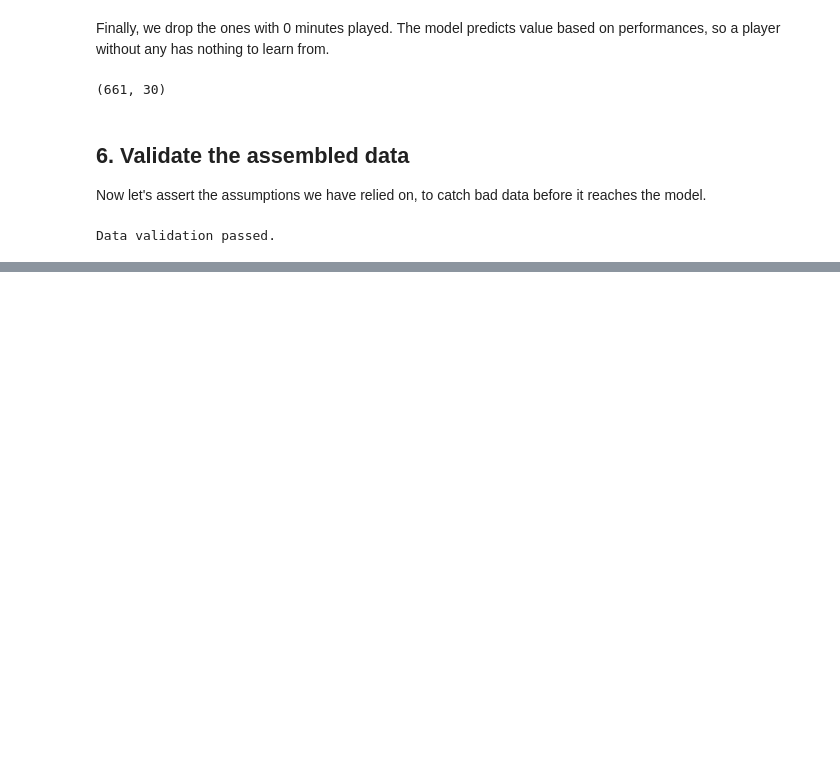
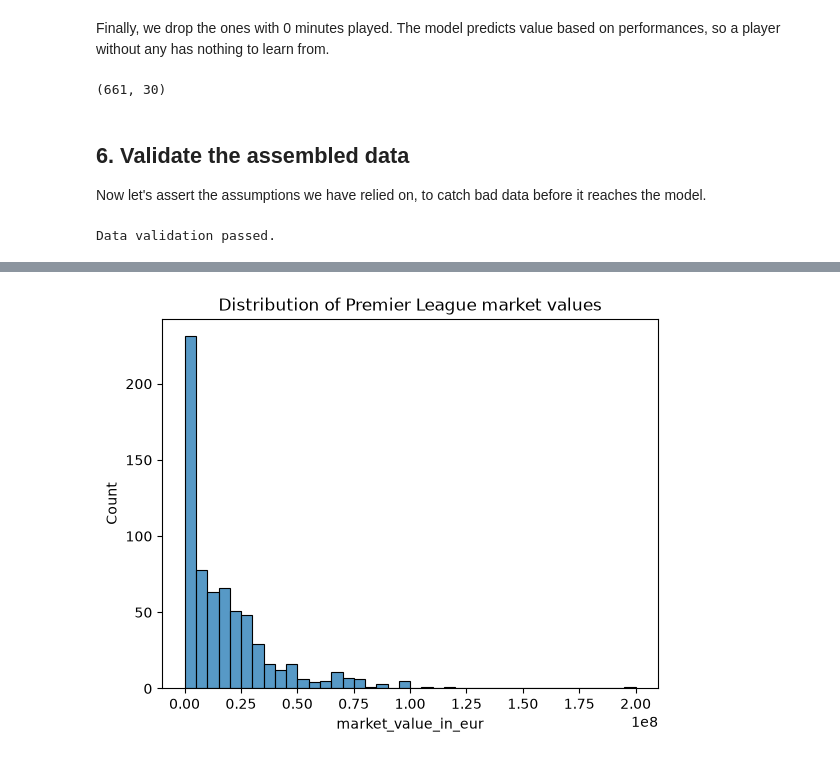
Before and after one commit to konstantinosioan/pl-transfer-value-predictor, a Jupyter notebook: notebook.ipynb, the cells around one changed output, grey strips where cells are left out. Cells and saved outputs as stored; diff of their text form; code cells hidden in the pictures; blank space fills up the shorter version.

```diff
--- a/notebook.ipynb
+++ b/notebook.ipynb
@@ -146,0 +156,6 @@ Data validation passed.
+# %%
+sns.histplot(pl_players[TARGET], bins=40)
+plt.title("Distribution of Premier League market values")
+plt.show()
+# %% [output]
+[figure, added]
```
Also changed, not shown: parts of 13 cells of this notebook, 1 other file.
